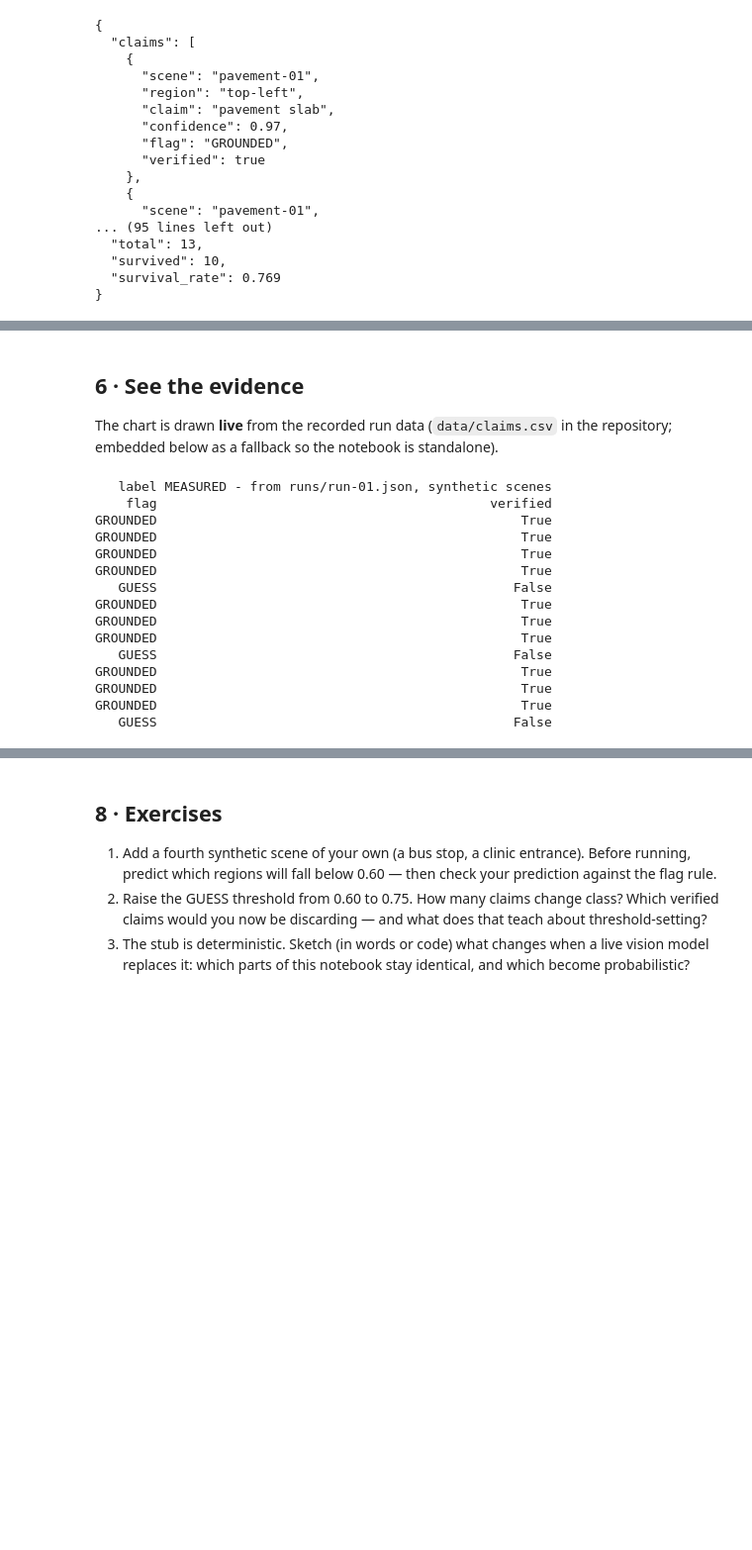
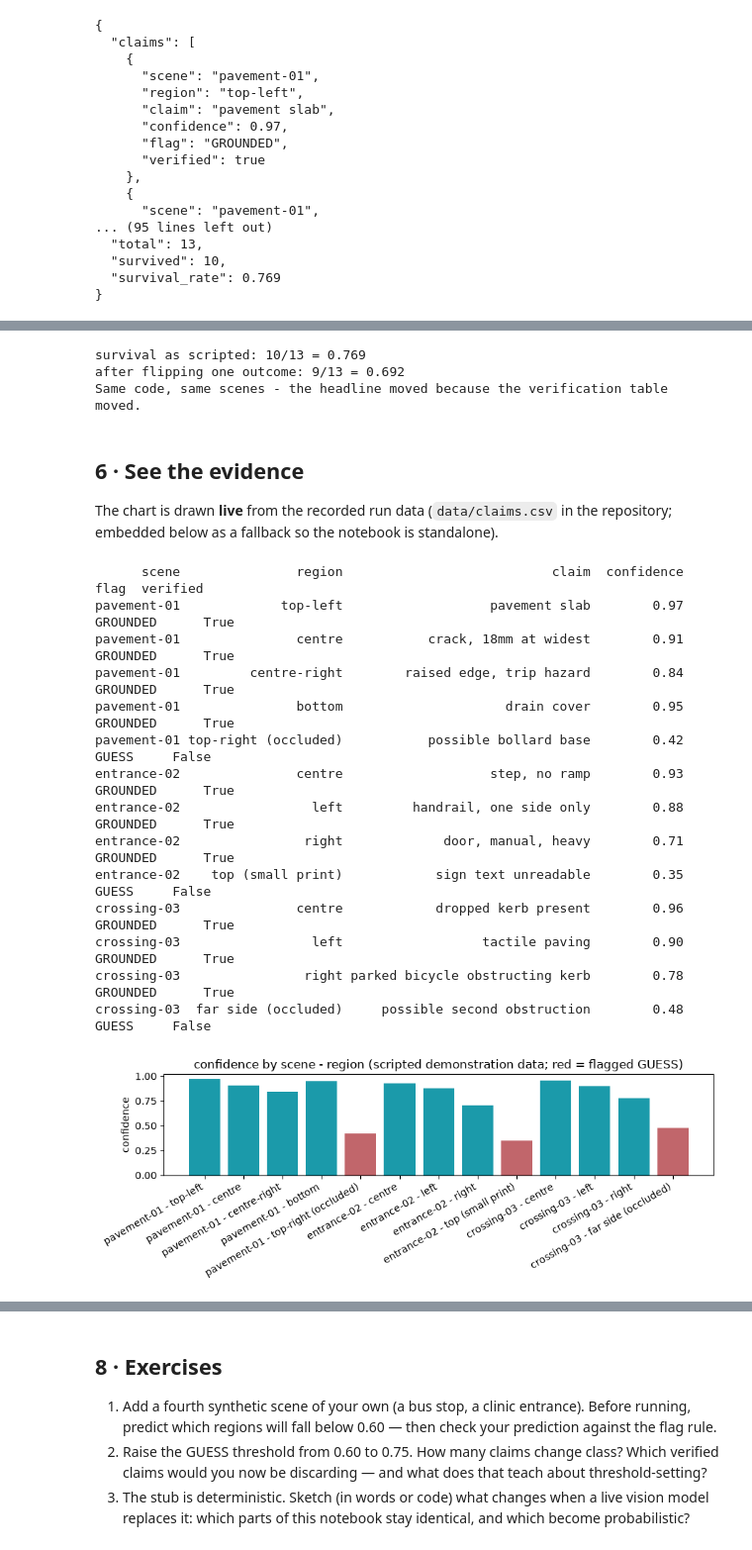
Before and after one commit to GAI-Engineering/poc-learning-lab, a Jupyter notebook: notebooks/01-agent-that-sees/01-agent-that-sees.ipynb, the cells around one changed output, grey strips where cells are left out. Shown at 99% size. Saved outputs shown, nothing was run; the diff lists cells and outputs as text; code cells hidden in the pictures; blank space fills up the shorter version.

```diff
--- a/notebooks/01-agent-that-sees/01-agent-that-sees.ipynb
+++ b/notebooks/01-agent-that-sees/01-agent-that-sees.ipynb
@@ -140,3 +145,14 @@ main()
+# %%
+base = sum(VERIFIED.values())
+flipped = dict(VERIFIED)
+flipped[("pavement-01", "centre")] = False
+print("survival as scripted: %d/%d = %.3f" % (base, len(VERIFIED), base / len(VERIFIED)))
+print("after flipping one outcome: %d/%d = %.3f" % (sum(flipped.values()), len(flipped), sum(flipped.values()) / len(flipped)))
+print("Same code, same scenes - the headline moved because the verification table moved.")
+# %% [output]
+survival as scripted: 10/13 = 0.769
+after flipping one outcome: 9/13 = 0.692
+Same code, same scenes - the headline moved because the verification table moved.
 # %% [markdown]
 ## 6 · See the evidence
 
@@ -144,54 +160,68 @@ The chart is drawn **live** from the recorded run data (`data/claims.csv` in the
 # %%
 import io
 import pandas as pd
 import matplotlib.pyplot as plt
 
-RECORDED_CSV = """label,"MEASURED - from runs/run-01.json, synthetic scenes"
-scene,region,claim,confidence,flag,verified
+RECORDED_CSV = """scene,region,claim,confidence,flag,verified
 pavement-01,top-left,pavement slab,0.97,GROUNDED,True
 pavement-01,centre,"crack, 18mm at widest",0.91,GROUNDED,True
 pavement-01,centre-right,"raised edge, trip hazard",0.84,GROUNDED,True
 pavement-01,bottom,drain cover,0.95,GROUNDED,True
 pavement-01,top-right (occluded),possible bollard base,0.42,GUESS,False
 entrance-02,centre,"step, no ramp",0.93,GROUNDED,True
 entrance-02,left,"handrail, one side only",0.88,GROUNDED,True
 entrance-02,right,"door, manual, heavy",0.71,GROUNDED,True
 entrance-02,top (small print),sign text unreadable,0.35,GUESS,False
 crossing-03,centre,dropped kerb present,0.96,GROUNDED,True
 crossing-03,left,tactile paving,0.9,GROUNDED,True
 crossing-03,right,parked bicycle obstructing kerb,0.78,GROUNDED,True
 crossing-03,far side (occluded),possible second obstruction,0.48,GUESS,False"""
 
 csv_file = Path("data/claims.csv")
 text = csv_file.read_text() if csv_file.exists() else RECORDED_CSV
 df = pd.read_csv(io.StringIO(text))
 print(df.to_string(index=False))
 
-numeric = df.select_dtypes("number").columns.tolist()
-if numeric:
-    col = numeric[0]
-    labels = df.columns[0]
-    ax = df.plot.bar(x=labels, y=col, legend=False, color="#1B9AAA",
-                     figsize=(8, 3.2), title=f"{col} by {labels} (recorded run data)")
-    ax.set_ylabel(col)
-    plt.tight_layout()
-    plt.show()
+CHART_MODE = "claims"
+if CHART_MODE == "claims":
+    labels = df["scene"] + " - " + df["region"]
+    colors = ["#C1666B" if f == "GUESS" else "#1B9AAA" for f in df["flag"]]
+    fig, ax = plt.subplots(figsize=(9, 3.4))
+    ax.bar(labels, df["confidence"], color=colors)
+    ax.set_ylabel("confidence")
+    ax.set_title("confidence by scene - region (scripted demonstration data; red = flagged GUESS)")
+    plt.xticks(rotation=30, ha="right")
+elif CHART_MODE == "lint":
+    df["issues"] = df["lint_result"].apply(lambda s: 0 if s == "CLEAN" else len(s.split(";")))
+    ax = df.plot.bar(x="contract", y="issues", legend=False, color="#1B9AAA",
+                     figsize=(8, 3.2), title="lint issues by contract (scripted demonstration data)")
+    ax.set_ylabel("issues")
+else:
+    numeric = df.select_dtypes("number").columns.tolist()
+    if numeric:
+        col = numeric[0]
+        labels = df.columns[0]
+        ax = df.plot.bar(x=labels, y=col, legend=False, color="#1B9AAA",
+                         figsize=(8, 3.2), title=col + " by " + str(labels) + " (scripted demonstration data)")
+        ax.set_ylabel(col)
+plt.tight_layout()
+plt.show()
 # %% [output]
-   label MEASURED - from runs/run-01.json, synthetic scenes
-    flag                                           verified
-GROUNDED                                               True
-GROUNDED                                               True
-GROUNDED                                               True
-GROUNDED                                               True
-   GUESS                                              False
-GROUNDED                                               True
-GROUNDED                                               True
-GROUNDED                                               True
-   GUESS                                              False
-GROUNDED                                               True
-GROUNDED                                               True
-GROUNDED                                               True
-   GUESS                                              False
+      scene               region                           claim  confidence     flag  verified
+pavement-01             top-left                   pavement slab        0.97 GROUNDED      True
+pavement-01               centre           crack, 18mm at widest        0.91 GROUNDED      True
+pavement-01         centre-right        raised edge, trip hazard        0.84 GROUNDED      True
+pavement-01               bottom                     drain cover        0.95 GROUNDED      True
+pavement-01 top-right (occluded)           possible bollard base        0.42    GUESS     False
+entrance-02               centre                   step, no ramp        0.93 GROUNDED      True
+entrance-02                 left         handrail, one side only        0.88 GROUNDED      True
+entrance-02                right             door, manual, heavy        0.71 GROUNDED      True
+entrance-02    top (small print)            sign text unreadable        0.35    GUESS     False
+crossing-03               centre            dropped kerb present        0.96 GROUNDED      True
+crossing-03                 left                  tactile paving        0.90 GROUNDED      True
+crossing-03                right parked bicycle obstructing kerb        0.78 GROUNDED      True
+crossing-03  far side (occluded)     possible second obstruction        0.48    GUESS     False
+[figure, added]
 # %% [markdown]
 ## 7 · Recorded run evidence
 
```
Also changed, not shown: parts of 7 cells of this notebook, 14 other files.
